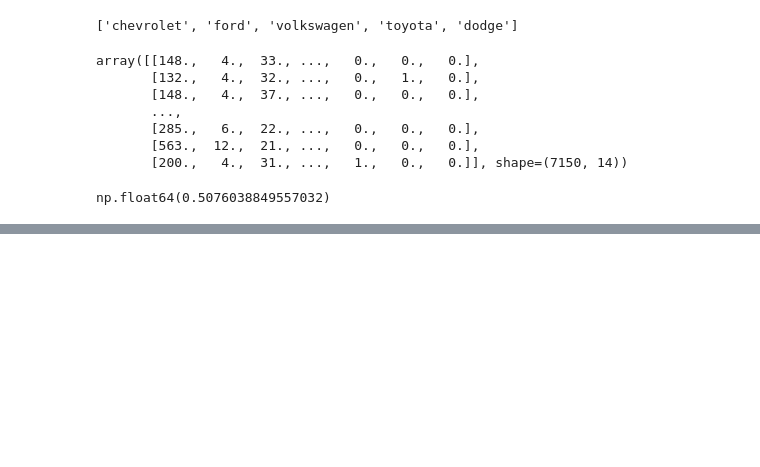
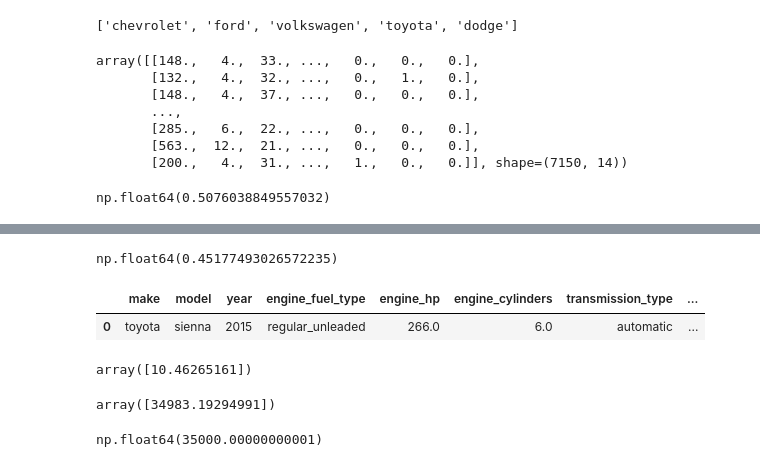
Before and after one commit to pawara101/ml_zoomcamp, a Jupyter notebook: Week-02/02-price-prediction.ipynb, the cells around one changed output, grey strips where cells are left out. Saved outputs shown, nothing was run; the diff lists cells and outputs as text; code cells hidden in the pictures; blank space fills up the shorter version.

Commit message:
zoomcamp 2.15 Use the model

```diff
--- a/Week-02/02-price-prediction.ipynb
+++ b/Week-02/02-price-prediction.ipynb
@@ -797,0 +926,29 @@ np.float64(0.5076038849557032)
+# %%
+X_test= prepare_X(data_test,base=base)
+y_pred = w0 + X_test.dot(w)
+RMSE(y_test, y_pred)
+# %% [output]
+np.float64(0.45177493026572235)
+# %%
+test_1 = data_test.iloc[20].to_dict()
+test_1
+test_1_df = pd.DataFrame([test_1])
+# %%
+test_1_df
+# %% [output]
+|  | make | model | year | engine_fuel_type | engine_hp | engine_cylinders | transmission_type | ... |
+| 0 | toyota | sienna | 2015 | regular_unleaded | 266.0 | 6.0 | automatic | ... |
+# %%
+X_test_1 = prepare_X(test_1_df,base=base)
+y_pred_1 = w0 + X_test_1.dot(w)
+y_pred_1
+# %% [output]
+array([10.46265161])
+# %%
+np.expm1(y_pred_1)
+# %% [output]
+array([34983.19294991])
+# %%
+np.expm1(y_test[20])
+# %% [output]
+np.float64(35000.00000000001)
```
Also changed, not shown: parts of 17 cells of this notebook.
